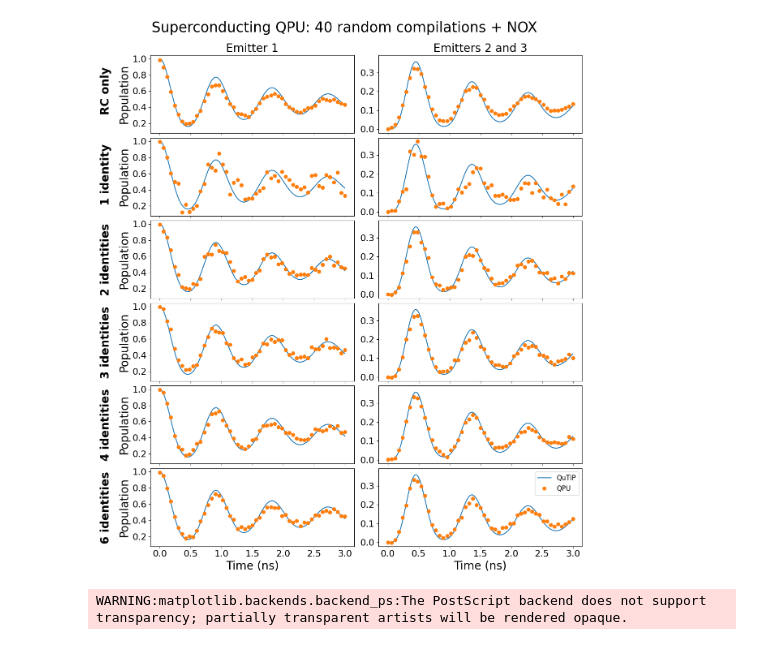
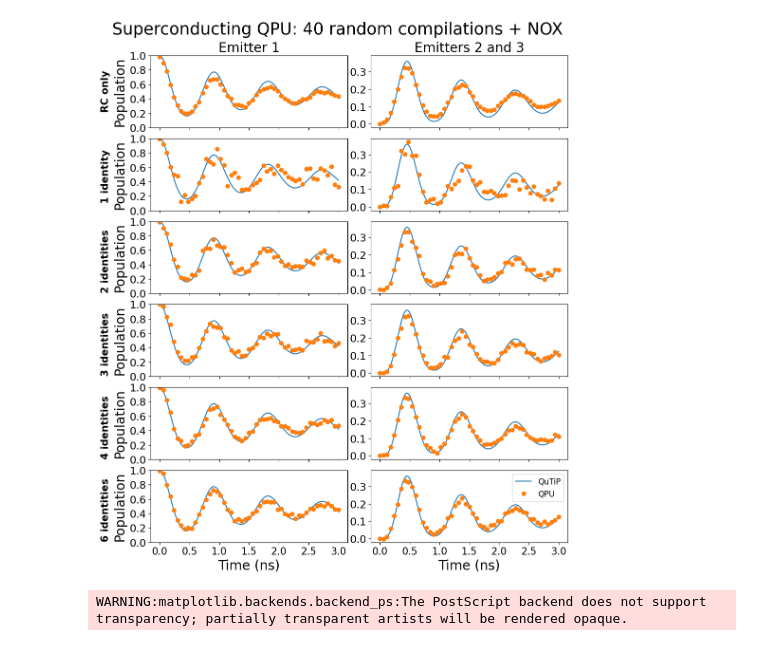
Before and after one commit to radulaski/CQED_quantum_simulation, a Jupyter notebook: notebooks/AQT_RC_NOX.ipynb, the cells around one changed output. Saved outputs shown, nothing was run; the diff lists cells and outputs as text; code cells hidden in the pictures.

Commit message:
Stndardize fontsizes and figure widths

```diff
--- a/notebooks/AQT_RC_NOX.ipynb
+++ b/notebooks/AQT_RC_NOX.ipynb
@@ -50,7 +50,7 @@ initial_state = one_excited_emitter_state(N, 1)
 qutip_results = solve_master_equation(N, g, kappa, initial_state, times)
 # %%
 # Plot the RC + NOX data in a grid
-fig, axes = plt.subplots(6, 2, figsize=(12, 14), sharex=True, sharey="col")
+fig, axes = plt.subplots(6, 2, figsize=(10, 12), sharex=True, sharey="col")
 
 identities = [1, 2, 3, 4, 6]
 
@@ -78,45 +78,46 @@ for ax, num_id in zip(axes[1:, 1], identities):
 
 for ax in axes.flatten():
     ax.tick_params(axis='y', labelsize=16)
 
 for ax in axes[:, 0]:
     ax.set_ylabel("Population", fontsize=20)
-    ax.set_yticks([0.2, 0.4, 0.6, 0.8, 1])
+    ax.set_ylim(0, 1)
+    ax.set_yticks([0, 0.2, 0.4, 0.6, 0.8, 1])
 
 for ax in axes[:, 1]:
     ax.set_yticks([0, 0.1, 0.2, 0.3])
 
 
 axes[-1][0].set_xlabel("Time (ns)", fontsize=20)
 axes[-1][1].set_xlabel("Time (ns)", fontsize=20)
-axes[-1][0].tick_params(axis="x", labelsize=16)
-axes[-1][1].tick_params(axis="x", labelsize=16)
+axes[-1][0].tick_params(axis="x", labelsize=15)
+axes[-1][1].tick_params(axis="x", labelsize=15)
 
 
-axes[0,0].set_title("Emitter 1", fontsize=20)
-axes[0,1].set_title("Emitters 2 and 3", fontsize=20)
+axes[0, 0].set_title("Emitter 1", fontsize=20)
+axes[0, 1].set_title("Emitters 2 and 3", fontsize=20)
 
 
-axes[0][0].text(-0.22, 0.85, "RC only", transform=axes[0][0].transAxes, weight='bold',
-        ha='center', va='top', fontsize=20, rotation=90)
+axes[0][0].text(-0.23, 0.8, "RC only", transform=axes[0][0].transAxes, weight='bold',
+        ha='center', va='top', fontsize=15, rotation=90)
 
 for ax, num_id in zip(axes[1:, 0], identities):
     text = f"{num_id} identity" if num_id == 1 else f"{num_id} identities"
-    vert = 0.92 if num_id == 1 else 0.96
-    ax.text(-0.22, vert, text, transform=ax.transAxes, weight='bold',
-            ha='center', va='top', fontsize=20, rotation=90)
+    vert = 0.85 if num_id == 1 else 0.89
+    ax.text(-0.23, vert, text, transform=ax.transAxes, weight='bold',
+            ha='center', va='top', fontsize=15, rotation=90)
 
 
 fig.suptitle("Superconducting QPU: 40 random compilations + NOX", fontsize=25)
 
 plt.tight_layout()
 fig.subplots_adjust(top=0.92, hspace=0.05)
 
 plt.legend(fontsize=12)
 
-fig.subplots_adjust(hspace=0.06, wspace=0.12)
+fig.subplots_adjust(hspace=0.15, wspace=0.12)
 # %% [output]
-[figure, old version]
+[figure, new version]
 # %%
 fig.savefig("../figures/AQT_RC_NOX.eps", bbox_inches="tight")
 # %% [output]
```
Also changed, not shown: 14 other files.
